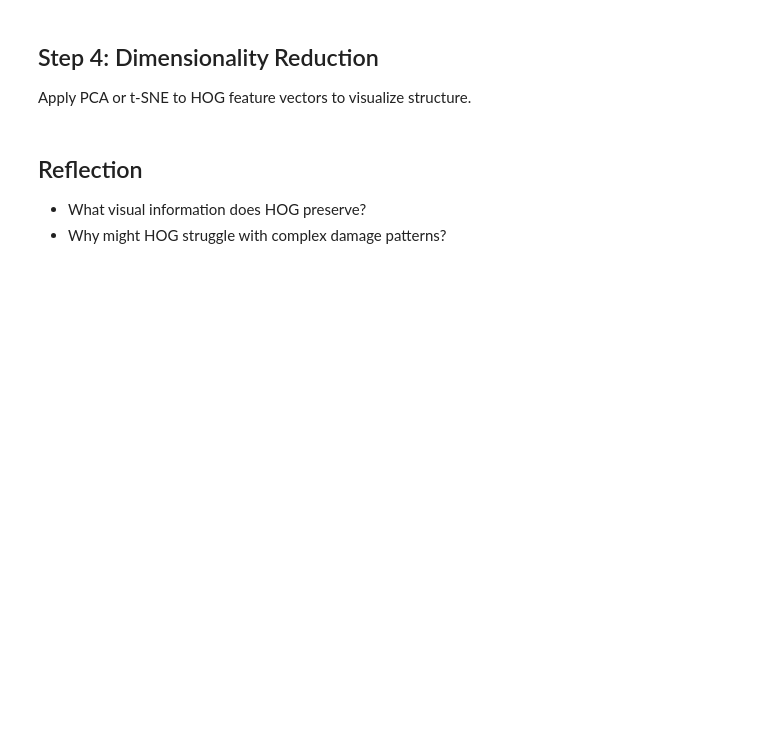
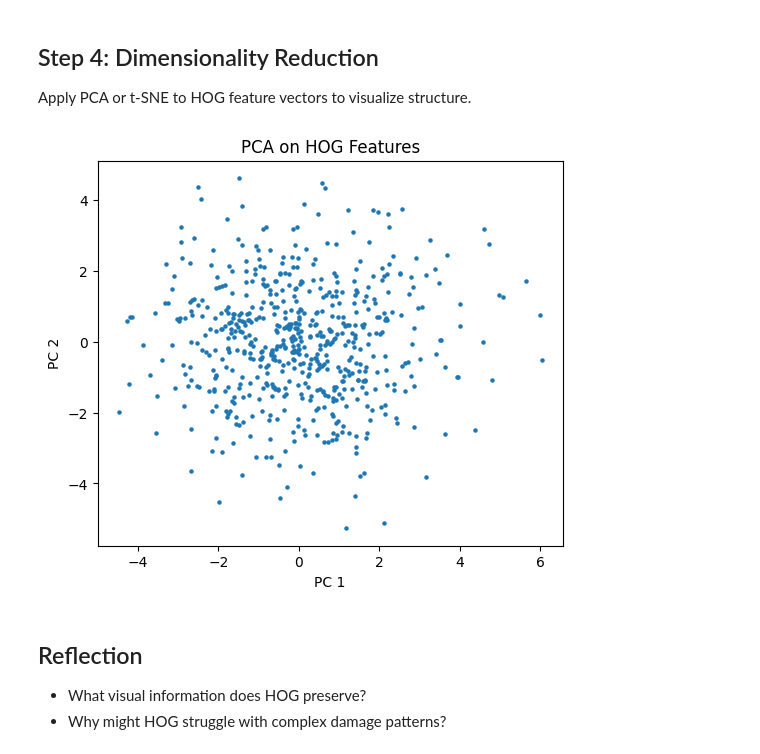
Before and after one commit to vardhanvarri/AutoDamage-Vision, a Jupyter notebook: Week 3/Week3_HOG_soln.ipynb, the cells around one changed output. Drawn from its saved outputs; the diff is of its cells as text; code cells hidden in the pictures; blank space fills up the shorter version.

```diff
--- a/Week 3/Week3_HOG_soln.ipynb
+++ b/Week 3/Week3_HOG_soln.ipynb
@@ -112,16 +112,27 @@ Apply PCA or t-SNE to HOG feature vectors to visualize structure.
 # %%
 # TODO: Apply PCA or t-SNE to HOG features
 from sklearn.decomposition import PCA
 
 from sklearn.manifold import TSNE
 
 # First reduce dimensionality
 pca = PCA(n_components=50)
 hog_pca = pca.fit_transform(hog_features)
 
 # Then t-SNE
 tsne = TSNE(n_components=2, perplexity=30)
 X_tsne = tsne.fit_transform(hog_pca)
+
+import matplotlib.pyplot as plt
+
+plt.figure(figsize=(6,5))
+plt.scatter(hog_pca[:,0], hog_pca[:,1], s=5)
+plt.title("PCA on HOG Features")
+plt.xlabel("PC 1")
+plt.ylabel("PC 2")
+plt.show()
+# %% [output]
+[figure, added]
 # %% [markdown]
 ## Reflection
 - What visual information does HOG preserve?
```
Also changed, not shown: 1 other file.
